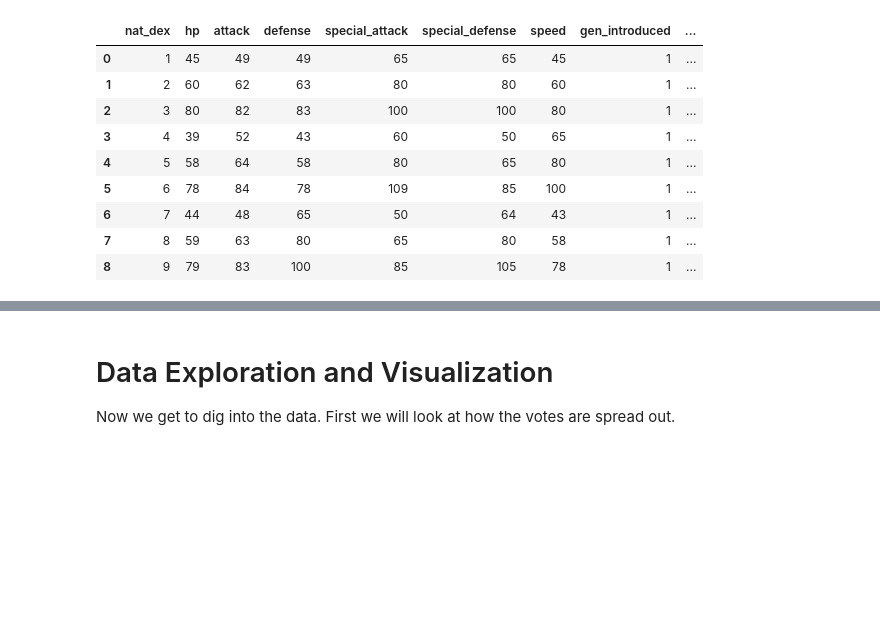
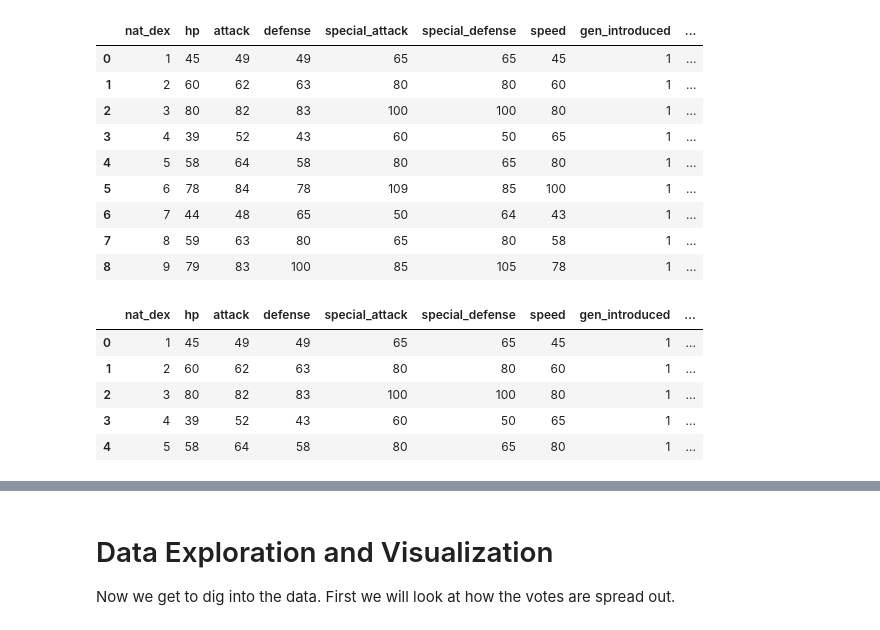
Before and after one commit to LeeMerrow/Pokemon-Popularity, a Jupyter notebook: Pokemon.ipynb, the cells around one changed output, grey strips where cells are left out. Saved outputs shown, nothing was run; the diff lists cells and outputs as text; code cells hidden in the pictures; blank space fills up the shorter version.

```diff
--- a/Pokemon.ipynb
+++ b/Pokemon.ipynb
@@ -256,3 +310,15 @@ poke.head(9)
+# %%
+# Making a 3 new columns that will give us the mean values by characteristics
+columns_to_mean = ['primary_color', 'shape', 'gen_introduced']
+poke = column_mean(poke, columns_to_mean)
+poke.head()
+# %% [output]
+|  | nat_dex | hp | attack | defense | special_attack | special_defense | speed | gen_introduced | ... |
+| 0 | 1 | 45 | 49 | 49 | 65 | 65 | 45 | 1 | ... |
+| 1 | 2 | 60 | 62 | 63 | 80 | 80 | 60 | 1 | ... |
+| 2 | 3 | 80 | 82 | 83 | 100 | 100 | 80 | 1 | ... |
+| 3 | 4 | 39 | 52 | 43 | 60 | 50 | 65 | 1 | ... |
+| 4 | 5 | 58 | 64 | 58 | 80 | 65 | 80 | 1 | ... |
 # %%
 # Checking to see how many non-null there is for each column
 poke.info()
```
Also changed, not shown: parts of 20 cells of this notebook, 1 other file.
